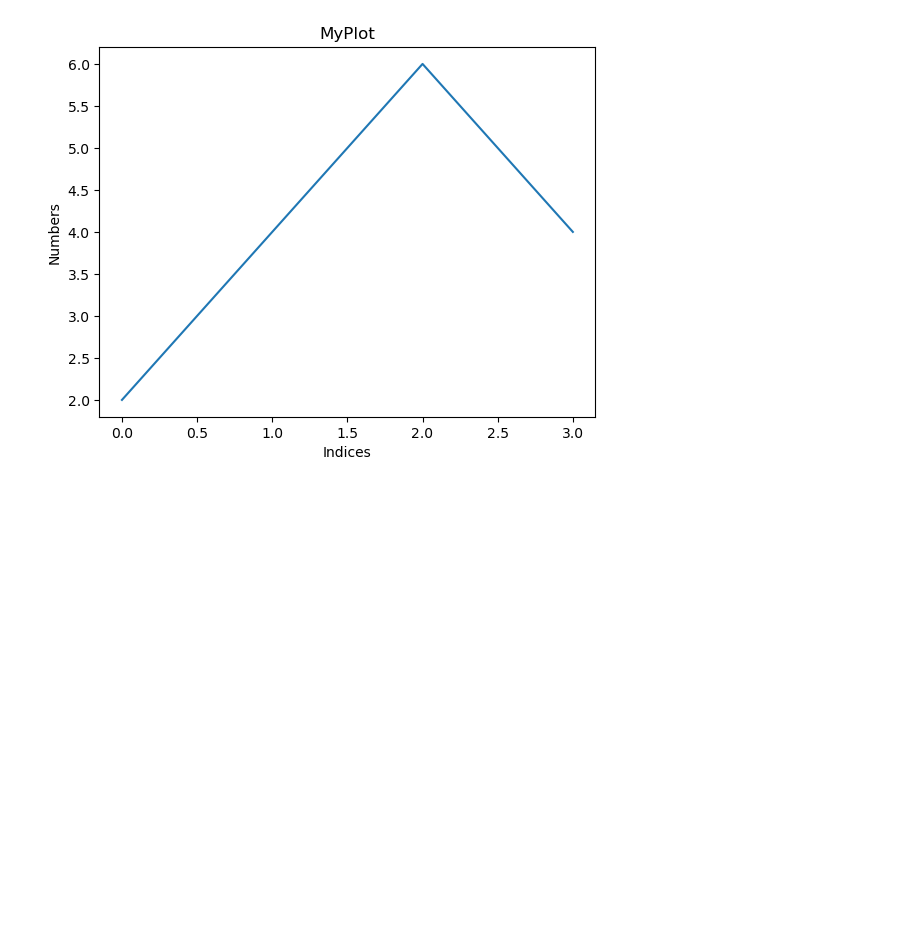
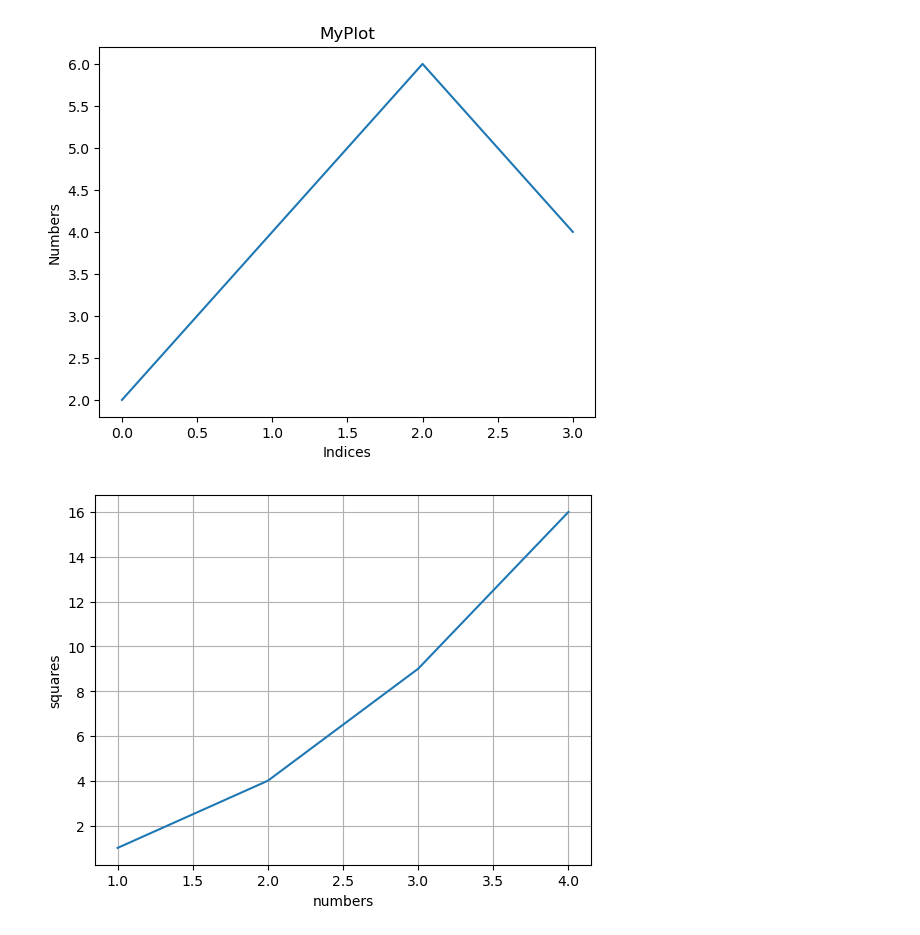
Before and after one commit to Anand7879/Python, a Jupyter notebook: MetPlotLib/pyplot.ipynb, the cells around one changed output. Saved outputs shown, nothing was run; the diff lists cells and outputs as text; code cells hidden in the pictures; blank space fills up the shorter version.

```diff
--- a/MetPlotLib/pyplot.ipynb
+++ b/MetPlotLib/pyplot.ipynb
@@ -8,3 +8,11 @@ plt.title("MyPlot")
 plt.show()
 # %% [output]
 [figure]
+# %%
+plt.plot([1,2,3,4],[1,4,9,16])
+plt.ylabel('squares')
+plt.xlabel('numbers')
+plt.grid()
+plt.show()
+# %% [output]
+[figure, added]
```
Also changed, not shown: parts of 6 cells of this notebook.
